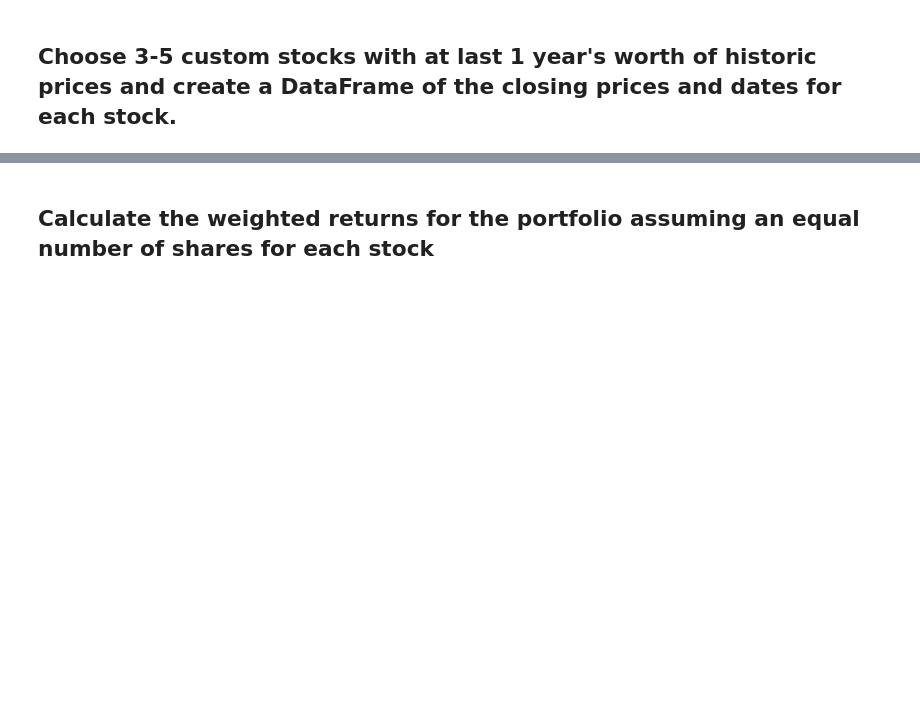
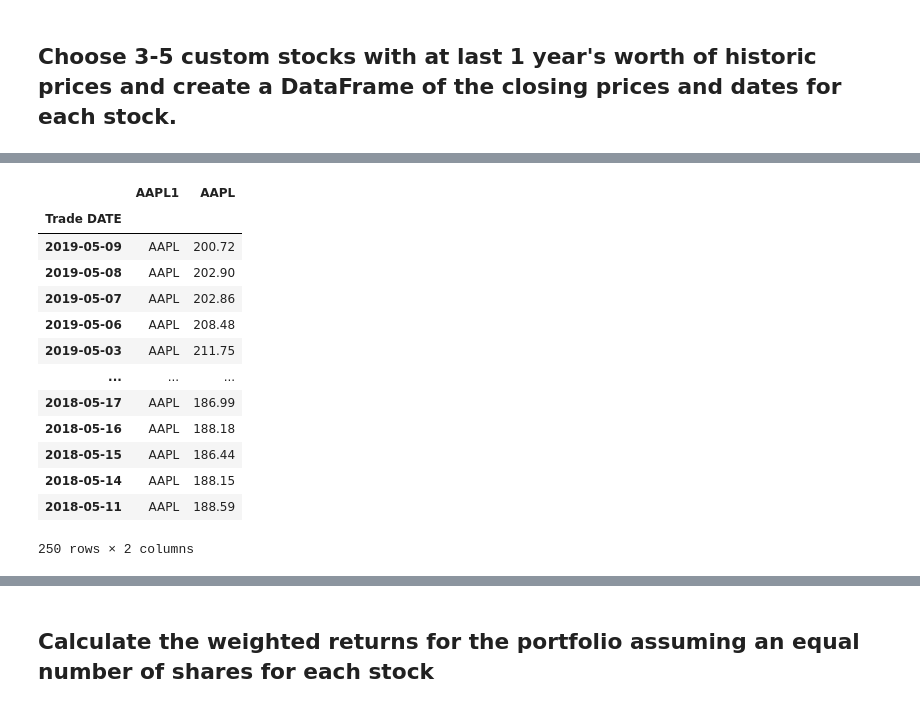
Before and after one commit to mekijah/Pandas-HW, a Jupyter notebook: whale_analysis.ipynb, the cells around one changed output, grey strips where cells are left out. Saved outputs shown, nothing was run; the diff lists cells and outputs as text; code cells hidden in the pictures; blank space fills up the shorter version.

```diff
--- a/whale_analysis.ipynb
+++ b/whale_analysis.ipynb
@@ -215,7 +361,23 @@ In this section, you will build your own portfolio of stocks, calculate the retu
 # %%
-# Google stock
-goog_csv = Path("../Resources/GOOGL_data.csv")
-goog_df = pd.read_csv(goog_csv, index_col="Trade DATE", infer_datetime_format=True, parse_dates=True)
-goog_df.rename( columns={"Symbol": "GOOG1","NOCP":"GOOG"},inplace = True )
-goog_df.drop(columns=['GOOG1'], axis=1, inplace = True)
+# APPLE stock
+aapl_csv = Path("Resources/aapl_historical.csv")
+aapl_df = pd.read_csv(aapl_csv, index_col="Trade DATE", infer_datetime_format=True, parse_dates=True)
+aapl_df.rename( columns={"Symbol": "AAPL1","NOCP":"AAPL"},inplace = True )
+#aapl_df.drop(columns=['AAPL'], axis=1,inplace = True)
+aapl_df
+# %% [output]
+|  | AAPL1 | AAPL |
+| Trade DATE |  |  |
+| 2019-05-09 | AAPL | 200.72 |
+| 2019-05-08 | AAPL | 202.90 |
+| 2019-05-07 | AAPL | 202.86 |
+| 2019-05-06 | AAPL | 208.48 |
+| 2019-05-03 | AAPL | 211.75 |
+| ... | ... | ... |
+| 2018-05-17 | AAPL | 186.99 |
+| 2018-05-16 | AAPL | 188.18 |
+| 2018-05-15 | AAPL | 186.44 |
+| 2018-05-14 | AAPL | 188.15 |
+| 2018-05-11 | AAPL | 188.59 |
+250 rows × 2 columns
 # %%
```
Also changed, not shown: parts of 33 cells of this notebook, 2 other files.
